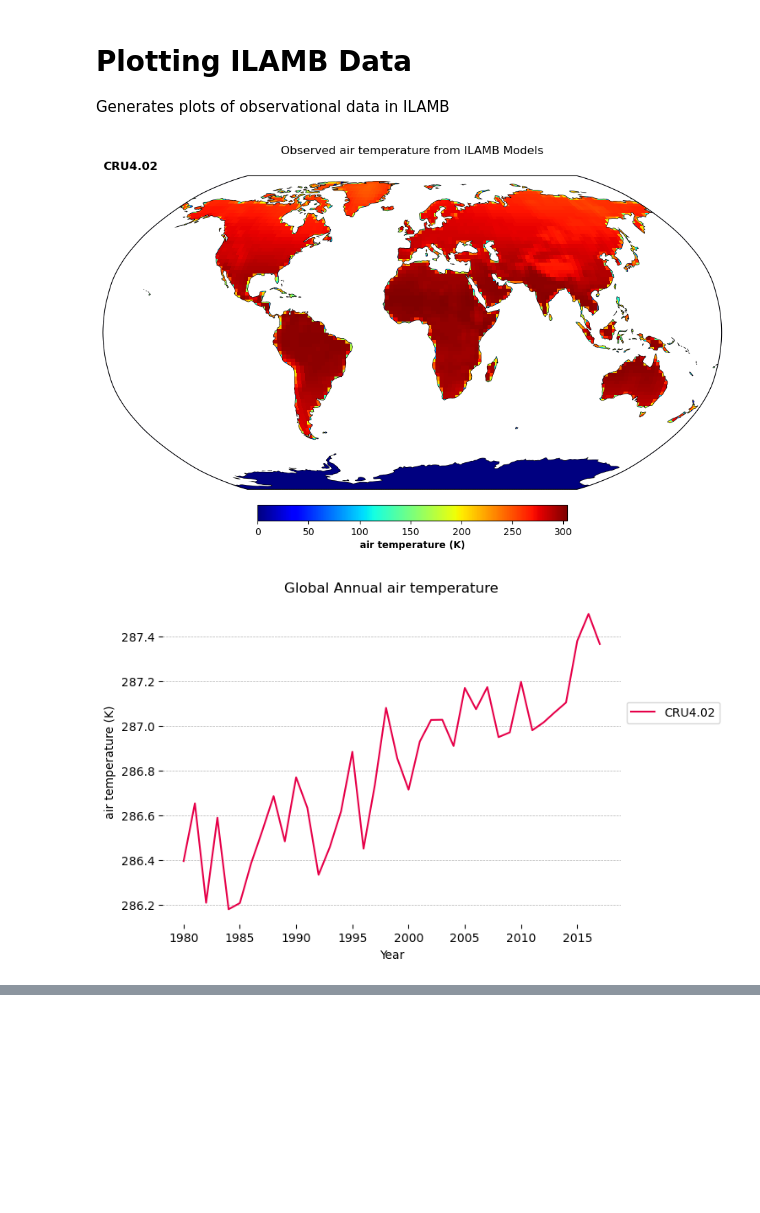
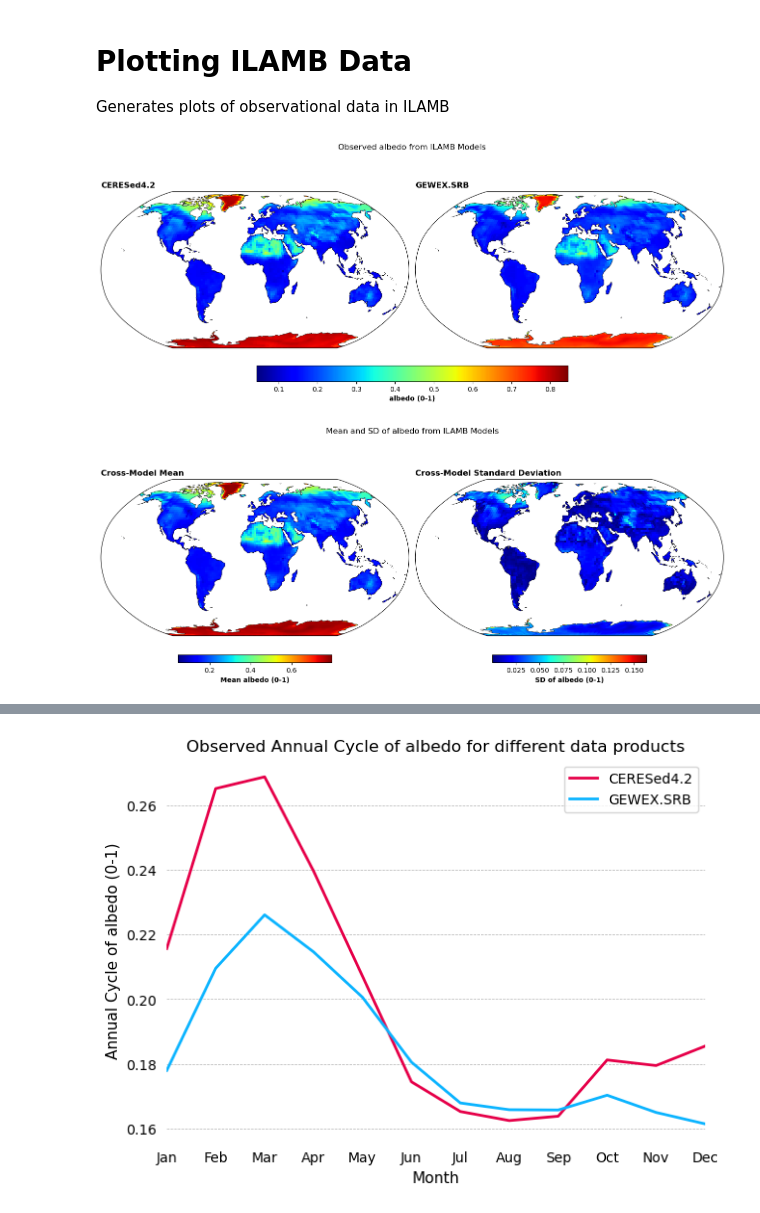
Before and after one commit to adrifoster/fates_calibration_library, a Jupyter notebook: notebooks/PlotILAMBObservations.ipynb, the cells around one changed output, grey strips where cells are left out. Cells and saved outputs as stored; diff of their text form; code cells hidden in the pictures; blank space fills up the shorter version.

```diff
--- a/notebooks/PlotILAMBObservations.ipynb
+++ b/notebooks/PlotILAMBObservations.ipynb
@@ -13,9 +13,9 @@ plot_config = utils.get_config_file(plot_config_file)
 ilamb_obs_file = '/glade/work/afoster/FATES_calibration/observations/all_ILAMB_obs.nc'
 ilamb_dat = xr.open_dataset(ilamb_obs_file)
 # %%
-plotvar = 'TSA'
+plotvar = 'ASA'
 plotting.plot_ilamb_var(ilamb_dat, plot_config[plotvar]['var'],
                         plot_config[plotvar])
 # %% [output]
-[figure, old version]
+[figure, new version]
-[figure, old version]
+[figure, new version]
@@ -25,0 +26 @@ plotting.plot_ilamb_var(ilamb_dat, plot_config[plotvar]['var'],
+[figure, added]
```
Also changed, not shown: parts of 1 cell of this notebook, 18 other files.
